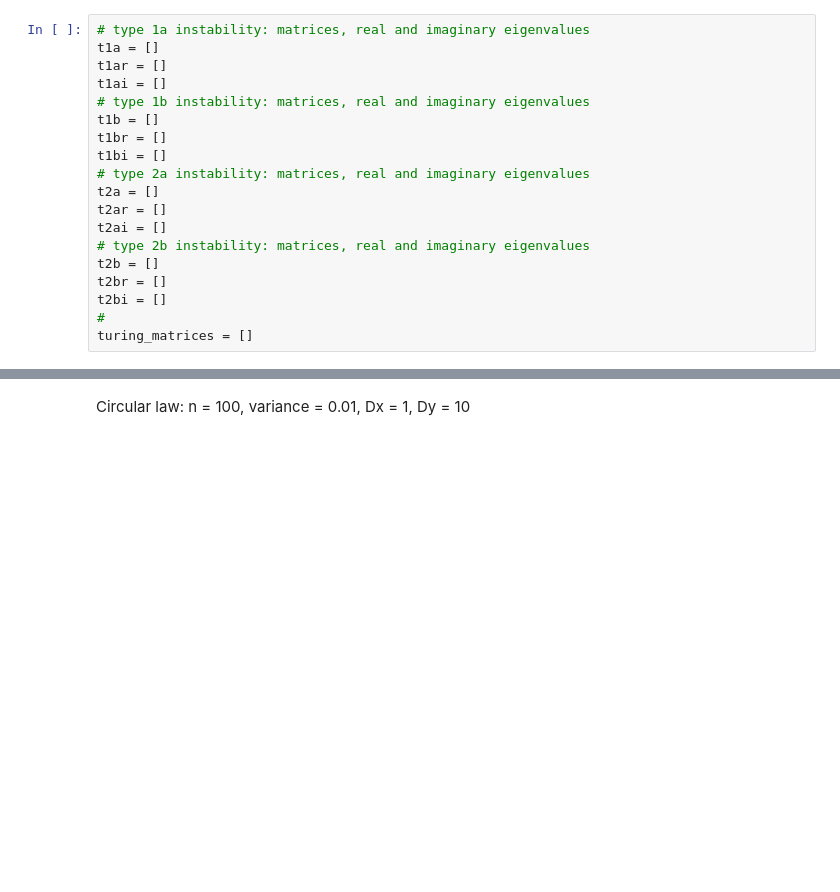
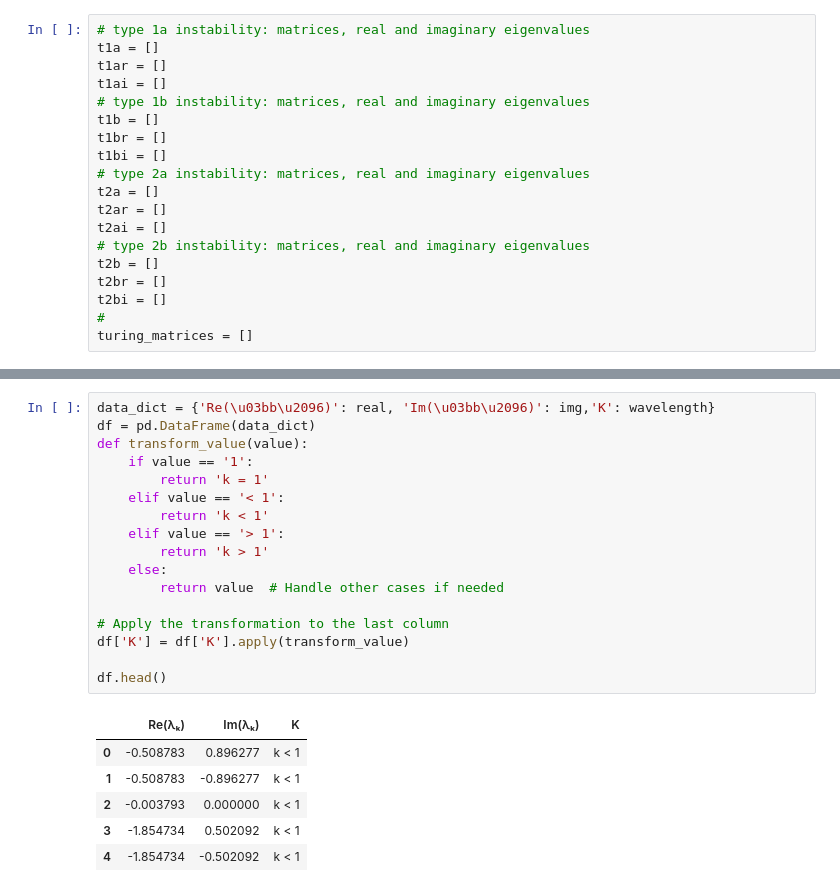
Before and after one commit to tatar0499/Turing-Pattern, a Jupyter notebook: code/fig5.ipynb, the cells around one changed output, grey strips where cells are left out. Drawn from its saved outputs; the diff is of its cells as text; blank space fills up the shorter version.

```diff
--- a/code/fig5.ipynb
+++ b/code/fig5.ipynb
@@ -158,4 +148,26 @@ print(len(t2b), "type 2b instabilities")
 0 type 2b instabilities
-# %% [markdown]
-Circular law: n = 100, variance = 0.01, Dx = 1, Dy = 10
+# %%
+data_dict = {'Re(\u03bb\u2096)': real, 'Im(\u03bb\u2096)': img,'K': wavelength}
+df = pd.DataFrame(data_dict)
+def transform_value(value):
+    if value == '1':
+        return 'k = 1'
+    elif value == '< 1':
+        return 'k < 1'
+    elif value == '> 1':
+        return 'k > 1'
+    else:
+        return value  # Handle other cases if needed
+
+# Apply the transformation to the last column
+df['K'] = df['K'].apply(transform_value)
+
+df.head()
+# %% [output]
+|  | Re(λₖ) | Im(λₖ) | K |
+| 0 | -0.508783 | 0.896277 | k < 1 |
+| 1 | -0.508783 | -0.896277 | k < 1 |
+| 2 | -0.003793 | 0.000000 | k < 1 |
+| 3 | -1.854734 | 0.502092 | k < 1 |
+| 4 | -1.854734 | -0.502092 | k < 1 |
 # %%
```
Also changed, not shown: parts of 9 cells of this notebook.
